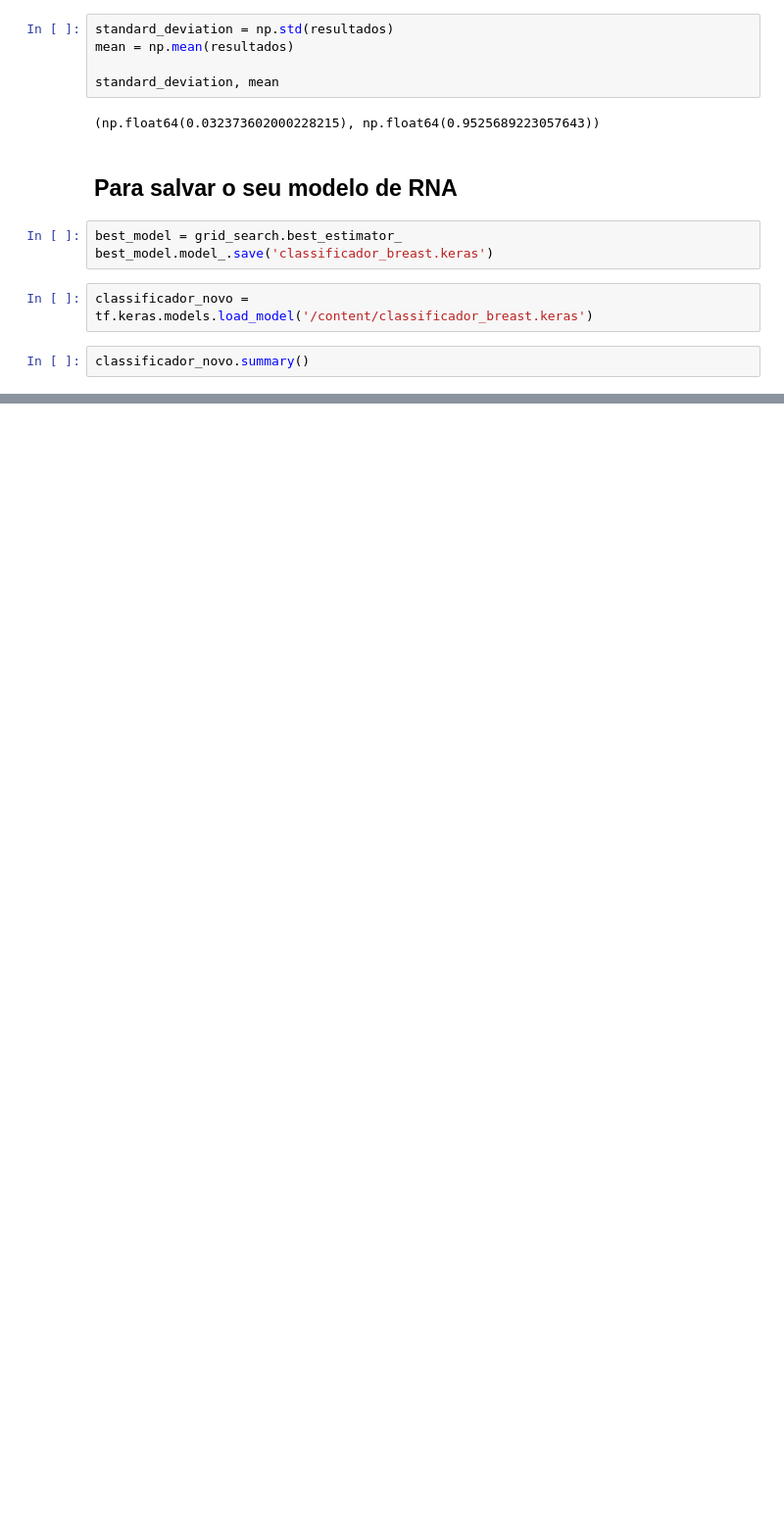
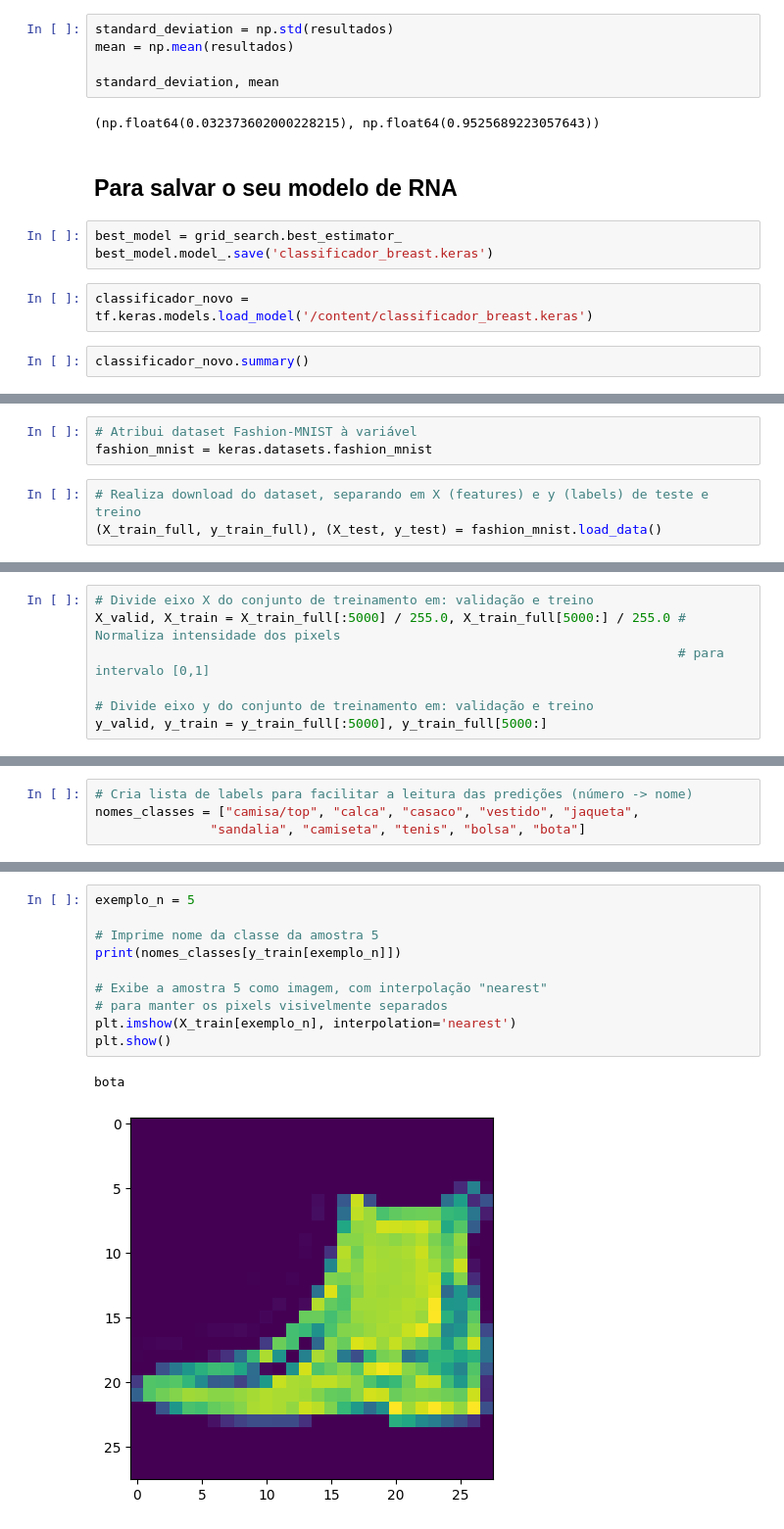
Before and after one commit to Marlon-Sbardelatti/machine-learning, a Jupyter notebook: trabalho-04/neural_network.ipynb, the cells around one changed output, grey strips where cells are left out. Shown at 98% size. Drawn from its saved outputs; the diff is of its cells as text; blank space fills up the shorter version.

```diff
--- a/trabalho-04/neural_network.ipynb
+++ b/trabalho-04/neural_network.ipynb
@@ -727,0 +771,6 @@ classificador_novo.summary()
+# %%
+# Atribui dataset Fashion-MNIST à variável
+fashion_mnist = keras.datasets.fashion_mnist
+# %%
+# Realiza download do dataset, separando em X (features) e y (labels) de teste e treino
+(X_train_full, y_train_full), (X_test, y_test) = fashion_mnist.load_data()
@@ -727,0 +793,7 @@ classificador_novo.summary()
+# %%
+# Divide eixo X do conjunto de treinamento em: validação e treino
+X_valid, X_train = X_train_full[:5000] / 255.0, X_train_full[5000:] / 255.0 # Normaliza intensidade dos pixels
+                                                                            # para intervalo [0,1]
+
+# Divide eixo y do conjunto de treinamento em: validação e treino
+y_valid, y_train = y_train_full[:5000], y_train_full[5000:]
@@ -727,0 +804,4 @@ classificador_novo.summary()
+# %%
+# Cria lista de labels para facilitar a leitura das predições (número -> nome)
+nomes_classes = ["camisa/top", "calca", "casaco", "vestido", "jaqueta",
+               "sandalia", "camiseta", "tenis", "bolsa", "bota"]
@@ -727,0 +835,13 @@ classificador_novo.summary()
+# %%
+exemplo_n = 5
+
+# Imprime nome da classe da amostra 5
+print(nomes_classes[y_train[exemplo_n]])
+
+# Exibe a amostra 5 como imagem, com interpolação "nearest"
+# para manter os pixels visivelmente separados
+plt.imshow(X_train[exemplo_n], interpolation='nearest')
+plt.show()
+# %% [output]
+bota
+[figure, added]
```
Also changed, not shown: parts of 43 cells of this notebook.
